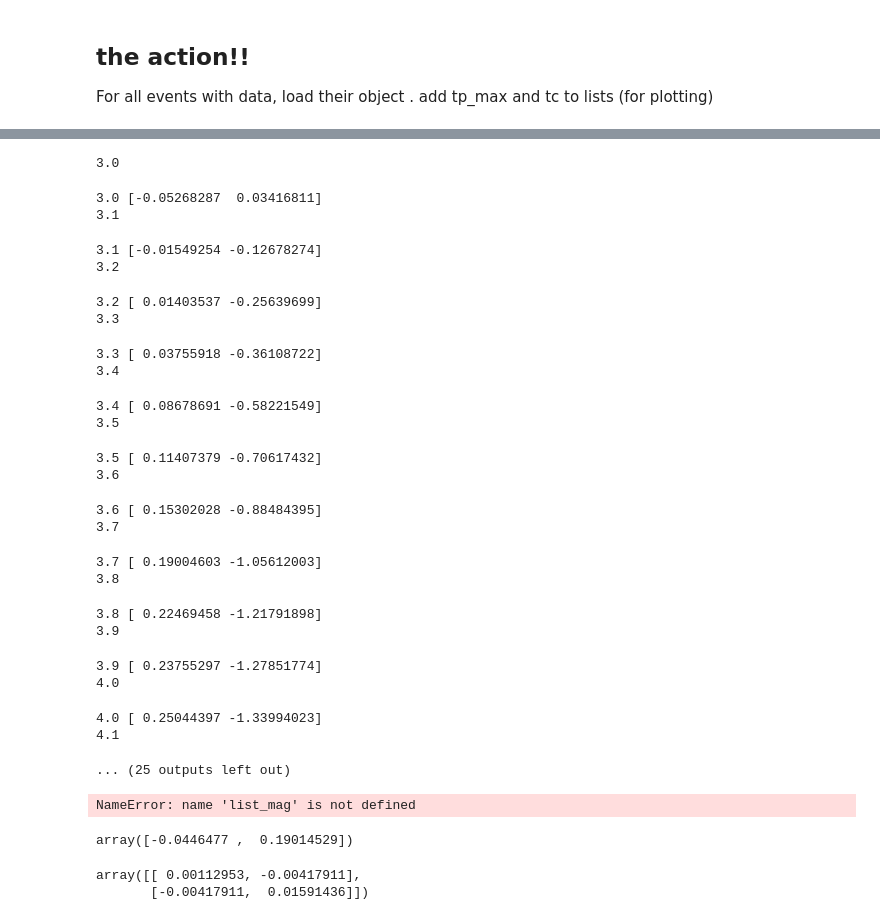
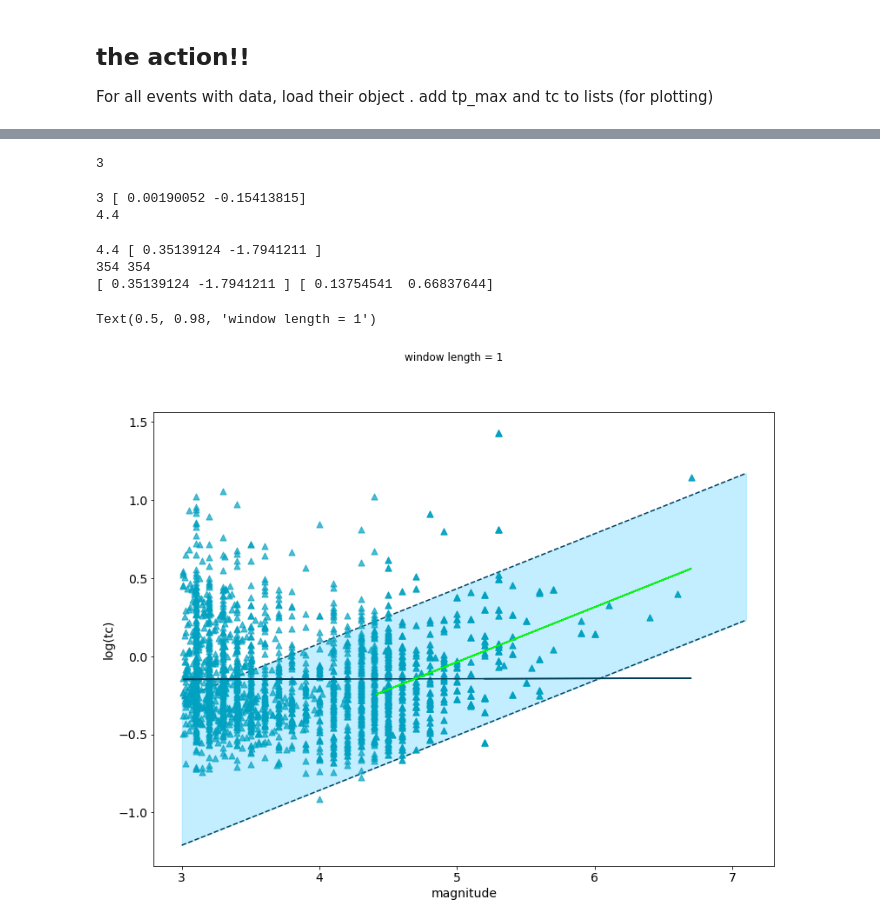
Before and after one commit to RebeccaColquhoun/seismo_det, a Jupyter notebook: code/tc_from_objects.ipynb, the cells around one changed output, grey strips where cells are left out. Drawn from its saved outputs; the diff is of its cells as text; code cells hidden in the pictures.

```diff
--- a/code/tc_from_objects.ipynb
+++ b/code/tc_from_objects.ipynb
@@ -107,7 +173,7 @@ y_aves_tc = []
 x_aves_tc = []
 count = 1
 eq_count = 0
-for mag_lim in np.arange(3, 6.5, 0.1):
+for mag_lim in [3, 4.4]: #np.arange(3, 6.5, 0.1):
     print(mag_lim)
     y_aves_tc = []
     x_aves_tc = []
@@ -133,7 +199,7 @@ for mag_lim in np.arange(3, 6.5, 0.1):
                 #print('in if')
             if len(x_tc)>0: # or len(x_tc)>0:
                 if math.isnan(np.median(y_tc))==False:
-                    axs.scatter(x_tc, y_tc, s = 15, alpha = 0.2, c = cs[c], marker = 'o', zorder =3)
+                    #axs.scatter(x_tc, y_tc, s = 15, alpha = 0.2, c = cs[c], marker = 'o', zorder =3)
                 #axs[0].scatter(list_mags[i], np.mean(y_tp), s = 50, c = cs[c], marker = 'o')
                     axs.scatter(list_mags[i], np.median(y_tc), s = 50, c = cs[c], marker = '^', zorder =4, alpha = 0.7)
                 #axs[1].scatter(x_tc, y_tc, s = 15, alpha = 0.3, c = cs[c], marker = '^', zorder =3)
@@ -163,69 +229,40 @@ count += 1
 popt, pcov = popt_final, pcov_final
 perr = np.sqrt(np.diag(pcov))
 print(popt, perr)
 x_me = np.arange(3, 7.2, 0.1)
 x_lower_me = x_me - perr[1]*2
 x_upper_me =  x_me + perr[1]*2
 y_me = popt[0]*x_me+popt[1]
 y_lower_me = popt[0]*x_lower_me-popt[1]
 y_upper_me = popt[0]*x_upper_me-popt[1]
 #axs[0].plot(x, y_me, color = '')
 axs.fill_between(x_me, model_function_2(np.array(x_lower_me), *popt), model_function_2(np.array(x_upper_me), *popt), color = '#8adfff', alpha = 0.52, zorder =1)
 axs.plot(x_me, model_function_2(np.array(x_lower_me), *popt), color = '#003f5c', linestyle = '--', zorder =2)
 axs.plot(x_me, model_function_2(np.array(x_upper_me), *popt), color = '#003f5c', linestyle = '--', zorder =2)
     # add 2 * std banding
 #axs[0].set_ylim([0.2,2])
 #axs[0].set_yscale('log')
 #axs[1].set_yscale('log')
 #count += 1
 #x = np.arange(3, 7.2, 0.1)
 #y = 0.14*x-0.83
 #axs.plot(x, y, color = '#2a83ab', zorder =12)
 axs.set_xlabel("magnitude", fontsize = 14)
 #axs[1].set_xlabel("magnitude")
 axs.set_ylabel("log(tc)", fontsize = 14)
 axs.tick_params(axis='both', which='major', labelsize=14)
 axs.tick_params(axis='both', which='minor', labelsize=14)
 #axs[1].set_ylabel("tc")
 #axs.set_title("tp_max")
 #axs[1].set_title("tc")
-#fig.suptitle("median = triangle")
-#axs.set_ylim(-1, 1)
+fig.suptitle("window length = "+str(WINDOW_LENGTH))
+#axs.set_ylim(-2, 5)
 # %% [output]
-3.0
+3
-3.0 [-0.05268287  0.03416811]
-3.1
+3 [ 0.00190052 -0.15413815]
+4.4
-3.1 [-0.01549254 -0.12678274]
-3.2
+4.4 [ 0.35139124 -1.7941211 ]
+354 354
+[ 0.35139124 -1.7941211 ] [ 0.13754541  0.66837644]
-3.2 [ 0.01403537 -0.25639699]
-3.3
+Text(0.5, 0.98, 'window length = 1')
-3.3 [ 0.03755918 -0.36108722]
-3.4
-3.4 [ 0.08678691 -0.58221549]
-3.5
-3.5 [ 0.11407379 -0.70617432]
-3.6
-3.6 [ 0.15302028 -0.88484395]
-3.7
-3.7 [ 0.19004603 -1.05612003]
-3.8
-3.8 [ 0.22469458 -1.21791898]
-3.9
-3.9 [ 0.23755297 -1.27851774]
-4.0
-4.0 [ 0.25044397 -1.33994023]
-4.1
-... (25 outputs left out)
+[figure, added]
-# %%
-list_mag
-# %% [output]
-NameError: name 'list_mag' is not defined
-# %%
-popt
-# %% [output]
-array([-0.0446477 ,  0.19014529])
-# %%
-pcov
-# %% [output]
-array([[ 0.00112953, -0.00417911],
-       [-0.00417911,  0.01591436]])
```
Also changed, not shown: parts of 18 cells of this notebook, 25 other files.
